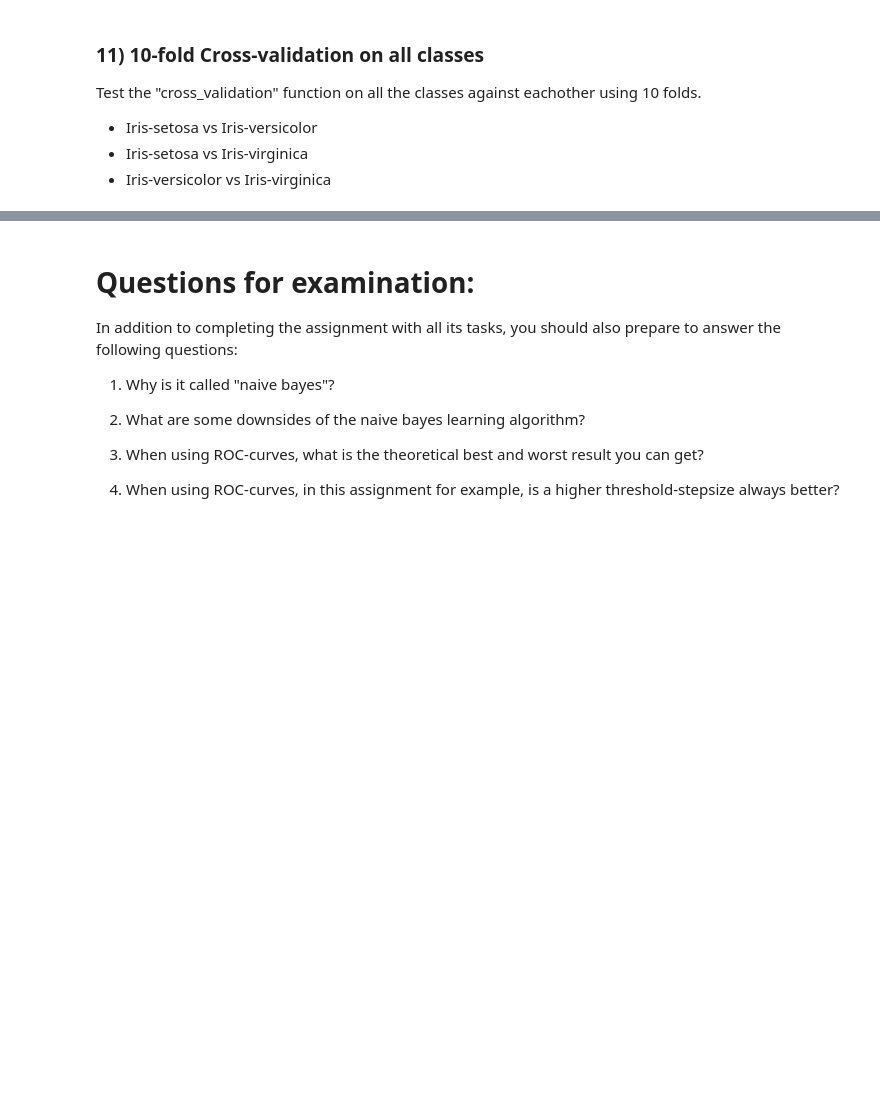
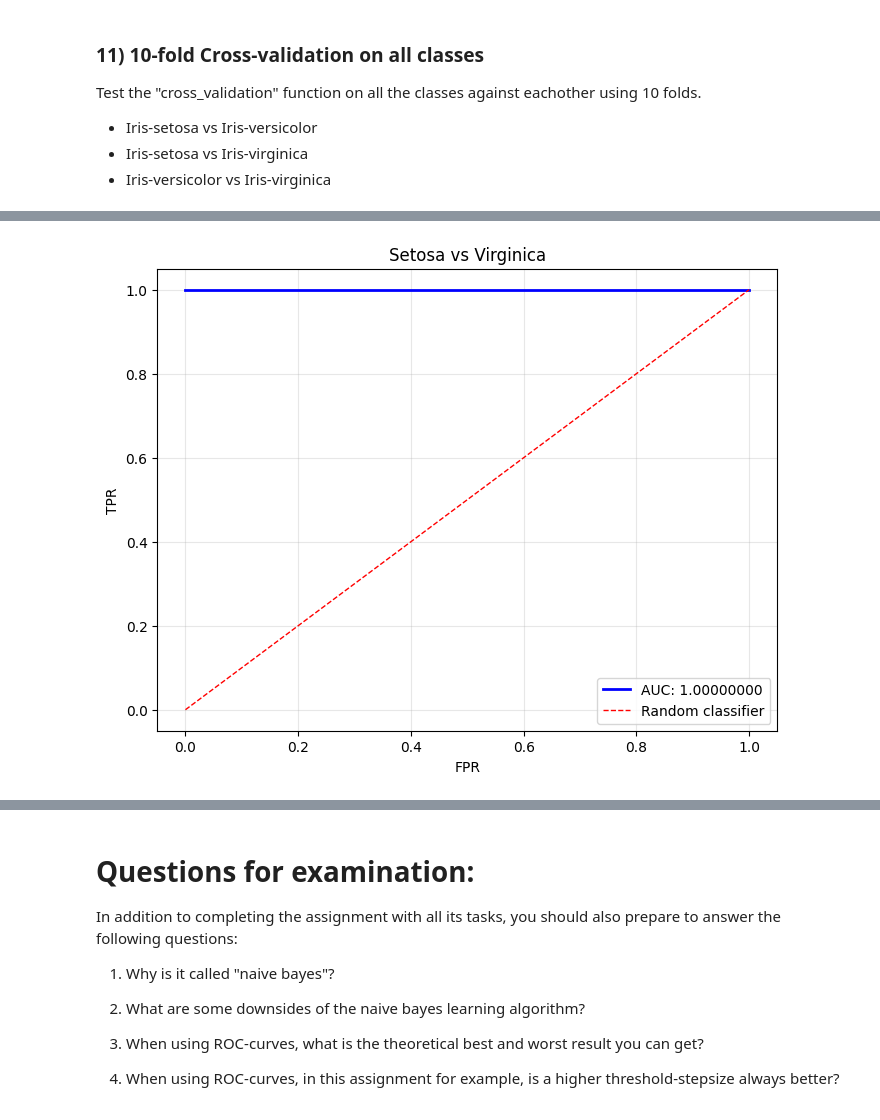
Before and after one commit to andrej-kutny/ml-naive-bayes, a Jupyter notebook: ML-Assignment 1 - Vladimir Giustacchini, Andrej Kutny.ipynb, the cells around one changed output, grey strips where cells are left out. Cells and saved outputs as stored; diff of their text form; code cells hidden in the pictures; blank space fills up the shorter version.

```diff
--- a/ML-Assignment 1 - Vladimir Giustacchini, Andrej Kutny.ipynb
+++ b/ML-Assignment 1 - Vladimir Giustacchini, Andrej Kutny.ipynb
@@ -574,0 +531,4 @@ np.float64(1.0)
+# %%
+cross_validation(iris_setosa, iris_virginica, title="Setosa vs Virginica")
+# %% [output]
+[figure, added]
```
Also changed, not shown: parts of 33 cells of this notebook.
